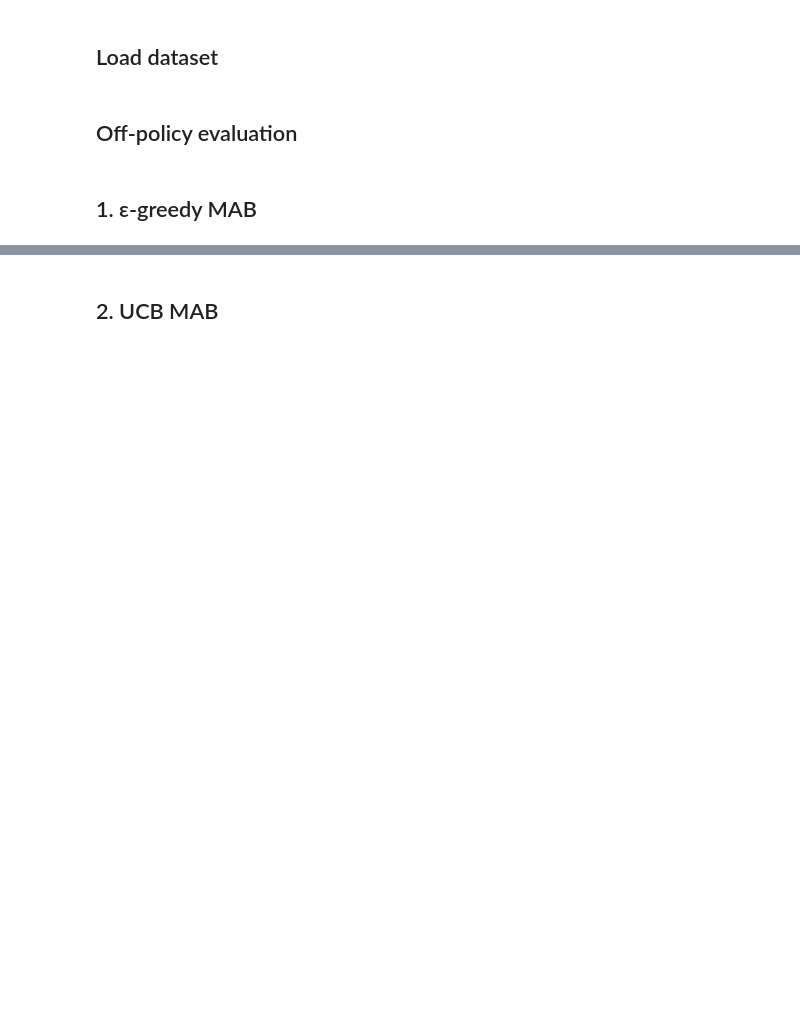
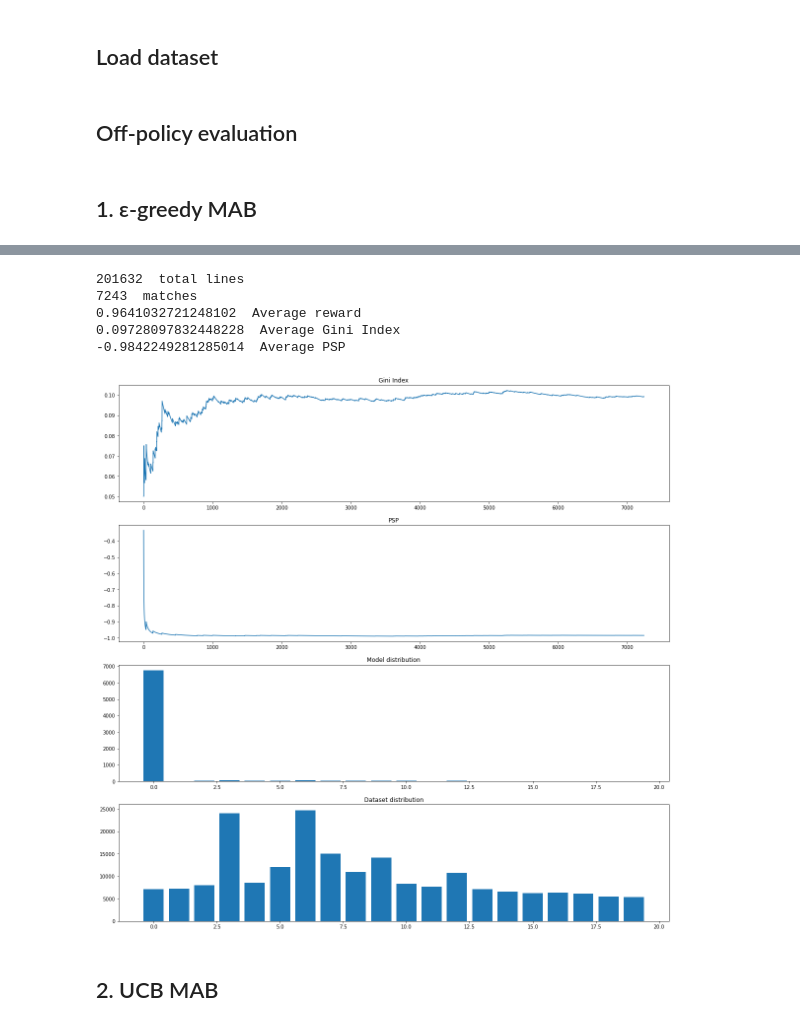
Before and after one commit to jule8198/MABRec, a Jupyter notebook: MABs.ipynb, the cells around one changed output, grey strips where cells are left out. Drawn from its saved outputs; the diff is of its cells as text; code cells hidden in the pictures; blank space fills up the shorter version.

```diff
--- a/MABs.ipynb
+++ b/MABs.ipynb
@@ -236,3 +289,13 @@ plt.plot(np.cumsum(acc))
+# %%
+results_EpsGreedy, dist, psp = offlineEvaluate(mab, arms, rewards, contexts, None, 2)
+evaluateMab(results_EpsGreedy, dist, psp)
+# %% [output]
+201632  total lines
+7243  matches
+0.9641032721248102  Average reward
+0.09728097832448228  Average Gini Index
+-0.9842249281285014  Average PSP
+[figure, added]
 # %%
 class FairEpsGreedy(MAB):
     """Epsilon-Greedy multi-armed bandit
```
Also changed, not shown: parts of 12 cells of this notebook.
